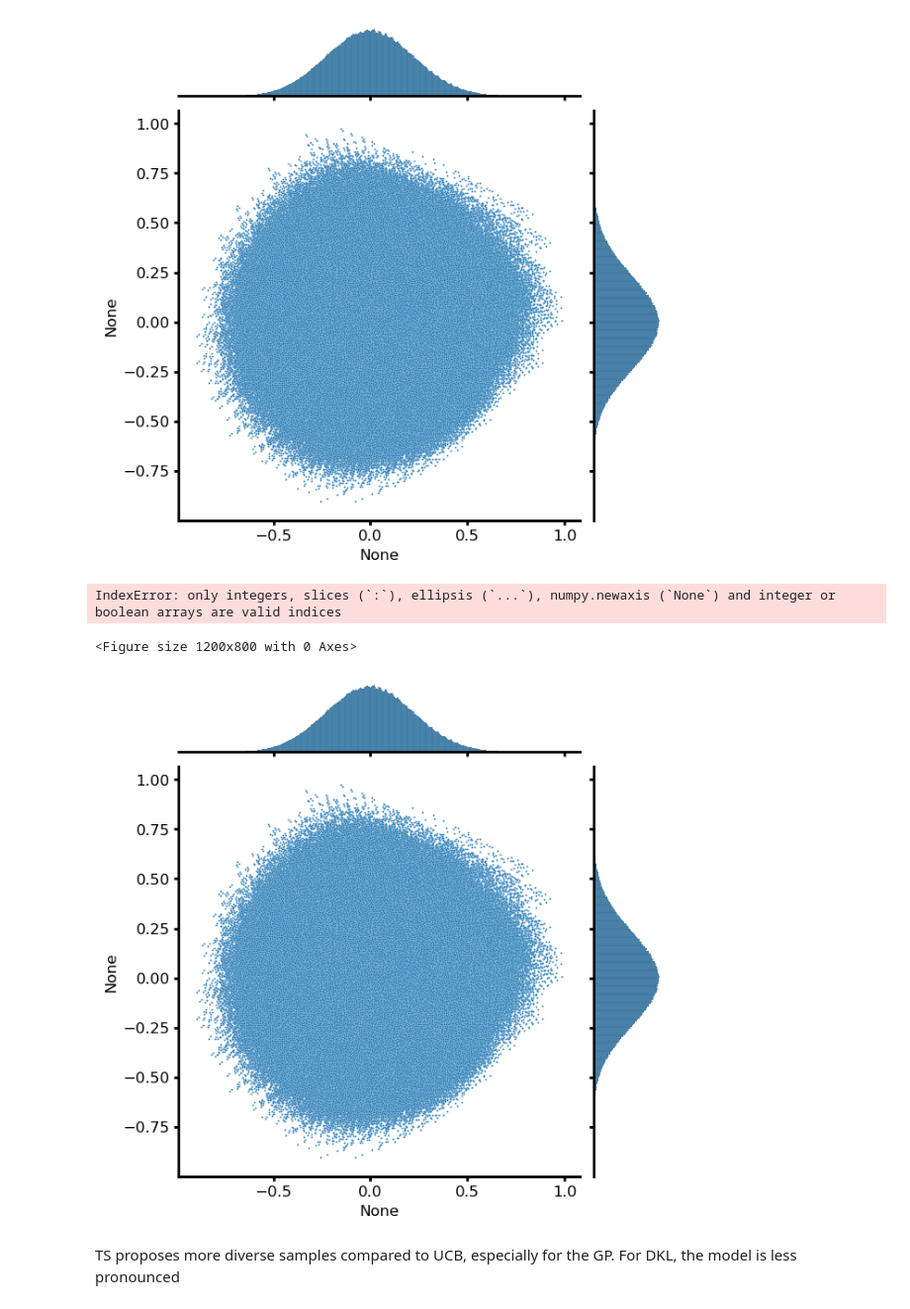
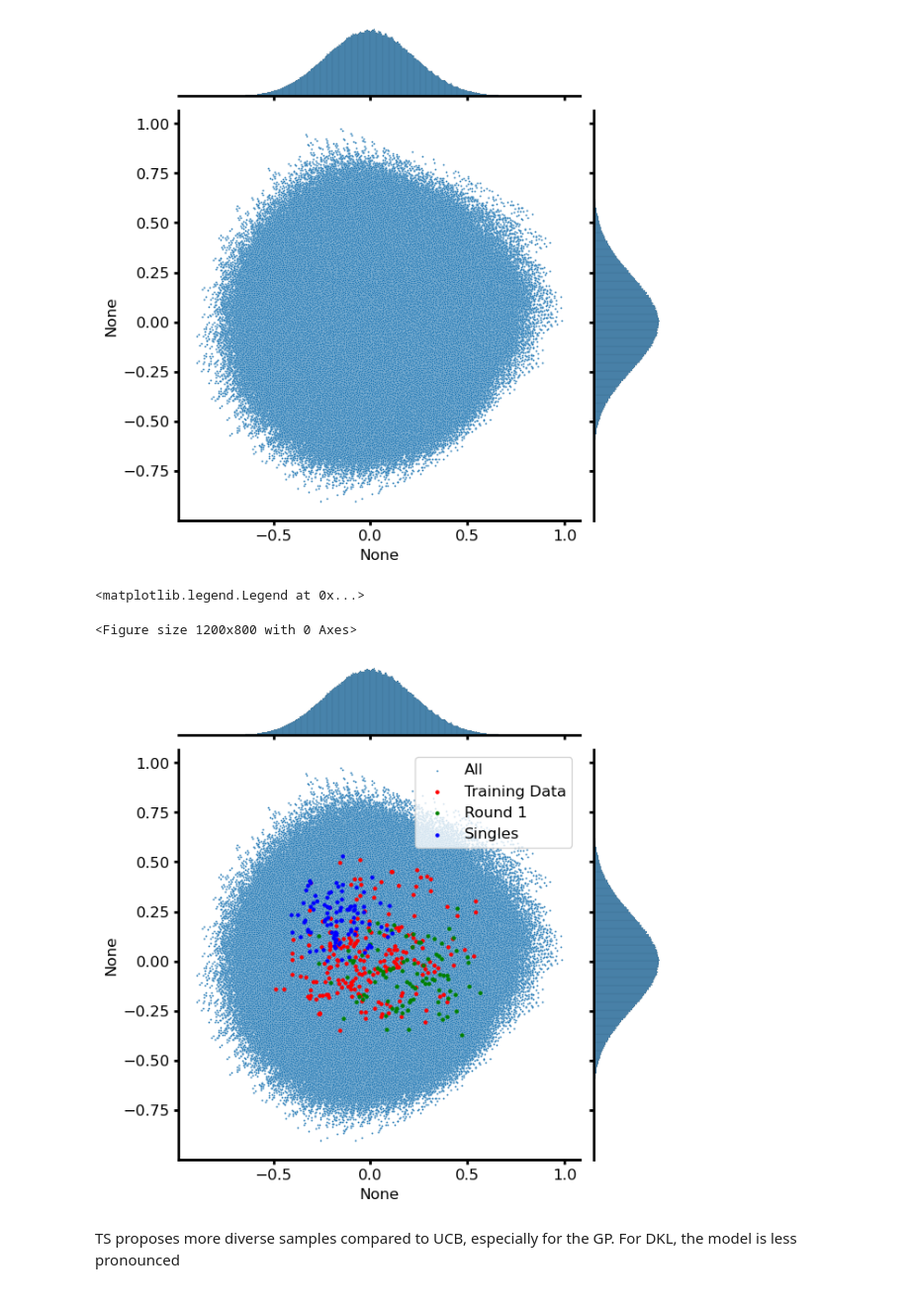
Before and after one commit to jsunn-y/ALDE, a Jupyter notebook: analysis.ipynb, the cells around one changed output. Shown at 99% size. Cells and saved outputs as stored; diff of their text form; code cells hidden in the pictures.

```diff
--- a/analysis.ipynb
+++ b/analysis.ipynb
@@ -322,13 +322,15 @@ combos = np.load('/disk1/jyang4/repos/DKBO-MLDE/results/production/combos.npy')
 fitness_df['Combo'] = combos
 fitness_df
 
-#plt.figure(figsize=(20, 9))
+
+plt.figure(1, figsize=(10, 4))
 counter = 0
 for i in [1]:
     for acq in  ['GREEDY', 'TS', 'UCB']:
 
         # indices = torch.load('/home/jyang4/repos/DKBO-MLDE/results/production_test/DKL_BOTORCH-DO-0-RBF-UCB-[10, 10]_1indices.pt')
-        indices= torch.load(f'/disk1/jyang4/repos/DKBO-MLDE/results/production/round1/DNN_ENSEMBLE-DO-0-RBF-{acq}-[30, 1]_1indices.pt')
+        #indices= torch.load(f'/disk1/jyang4/repos/DKBO-MLDE/results/production/test/DKL_BOTORCH-DO-0-RBF-{acq}-[30, 1]_1indices.pt')
+        indices= torch.load(f'/disk1/jyang4/repos/DKBO-MLDE/results/production/test/BOOSTING_ENSEMBLE-DO-0-RBF-{acq}-[100, 1]_1indices.pt')
         # indices = torch.load('/home/jyang4/repos/DKBO-MLDE/results/production_test/GP_BOTORCH-DO-0-RBF-UCB-[100, 1]_1indices.pt')
 
 
@@ -346,6 +348,7 @@ for i in [1]:
                 distances.append(sum([combo1[i] != combo2[i] for i in range(len(combo1))]))
             min_distances.append(min(distances))
             min_distances_args.append(np.argmin(distances))
+
         plt.figure(1)
         plt.subplot(1, 3, counter +1)
         plt.hist(min_distances)
@@ -359,9 +362,6 @@ for i in [1]:
         #     counter += 1
         #     batch[label].value_counts().plot(kind="bar")
         #     #sns.countplot(x=label, data=batch)
-
-        plt.figure(2)
-        plt.subplot(1, 3, counter +1)
         plot_logo(batch, acq)
 
         counter += 1
@@ -412,6 +391,9 @@ batch.head(20)
 # %%
-sigma = torch.load('/disk1/jyang4/repos/DKBO-MLDE/results/production/round1/DNN_ENSEMBLE-DO-0-RBF-UCB-[30, 1]_1sigma.pt')
-mu = torch.load('/disk1/jyang4/repos/DKBO-MLDE/results/production/round1/DNN_ENSEMBLE-DO-0-RBF-UCB-[30, 1]_1mu.pt')
-indices= torch.load(f'/disk1/jyang4/repos/DKBO-MLDE/results/production/round1/DNN_ENSEMBLE-DO-0-RBF-UCB-[30, 1]_1indices.pt').tolist()
+i = 0
+directory_prefix = '/disk1/jyang4/repos/DKBO-MLDE/results/production/test/BOOSTING_ENSEMBLE-DO-0-RBF-UCB-[100, 1]_'
+#directory_prefix = '/disk1/jyang4/repos/DKBO-MLDE/results/production/test/DKL_BOTORCH-DO-0-RBF-UCB-[30, 1]_'
+sigma = torch.load(directory_prefix + str(i+1) + 'sigma.pt')
+mu = torch.load(directory_prefix + str(i+1) + 'mu.pt')
+indices = torch.load(directory_prefix + str(i+1) + 'indices.pt').tolist()
 sigma
 # %% [output]
@@ -505,3 +517,15 @@ embeddings = generate_onehot(combos) # onehot, DKL, TS
 embeddings.shape
 # %% [output]
 torch.Size([3200000, 5, 20])
+# %%
+def hamming(combo1, combo2):
+    #return number of differences between strings combo1 and combo2
+    count = 0
+    for i in range(len(combo1)):
+        if combo1[i] != combo2[i]:
+            count += 1
+    return count
+# %%
+#get indices of combos where first 4 letters are 'WYLQ'
+singles = [i for i in range(len(combos)) if hamming(combos[i], 'WYLQF') <= 1]
+len(singles)
@@ -521,19 +547,23 @@ NameError: name 'indices' is not defined
 # %%
 #plot the embeddings
 plt.figure(figsize=(12, 8))
 #fitness = fitness_df['fit'].values
 #reorder the embeddings so they are based on fitness
 #indices = np.argsort(fitness)
 #sorted_fitness = fitness[indices]
-indices = torch.load('/disk1/jyang4/repos/DKBO-MLDE/results/production/round1/DNN_ENSEMBLE-DO-0-RBF-UCB-[30, 1]_1indices.pt')
+indices = torch.load('/disk1/jyang4/repos/DKBO-MLDE/results/production/round1/DNN_ENSEMBLE-DO-0-RBF-UCB-[30, 1]_1indices.pt').numpy().astype(int)
+#indices = singles
+
 sns.jointplot(x=pca_embeddings[:, 0], y=pca_embeddings[:, 1],s = 2)
-sns.jointplot(x=pca_embeddings[indices[:-96], 0], y=pca_embeddings[indices[:-96], 1],s = 2)
-sns.jointplot(x=pca_embeddings[indices[-96:], 0], y=pca_embeddings[indices[-96:], 1],s = 2)
+plt.scatter(pca_embeddings[indices[:-96], 0], pca_embeddings[indices[:-96], 1],s = 5, c='r')
+plt.scatter(pca_embeddings[indices[-96:], 0], pca_embeddings[indices[-96:], 1],s = 5, c ='g')
+plt.scatter(pca_embeddings[singles, 0], pca_embeddings[singles, 1],s = 5, c ='b')
 #plt.scatter(pca_embeddings[indices, 0], pca_embeddings[indices, 1], c=sorted_fitness, cmap='viridis', s=5)
+plt.legend(['All', 'Training Data', 'Round 1', 'Singles'])
 # %% [output]
-IndexError: only integers, slices (`:`), ellipsis (`...`), numpy.newaxis (`None`) and integer or boolean arrays are valid indices
+<matplotlib.legend.Legend at 0x...>
 <Figure size 1200x800 with 0 Axes>
-[figure, old version]
+[figure, new version]
 # %% [markdown]
 TS proposes more diverse samples compared to UCB, especially for the GP. For DKL, the model is less pronounced
 # %%
```
Also changed, not shown: parts of 10 cells of this notebook, 3 other files.
